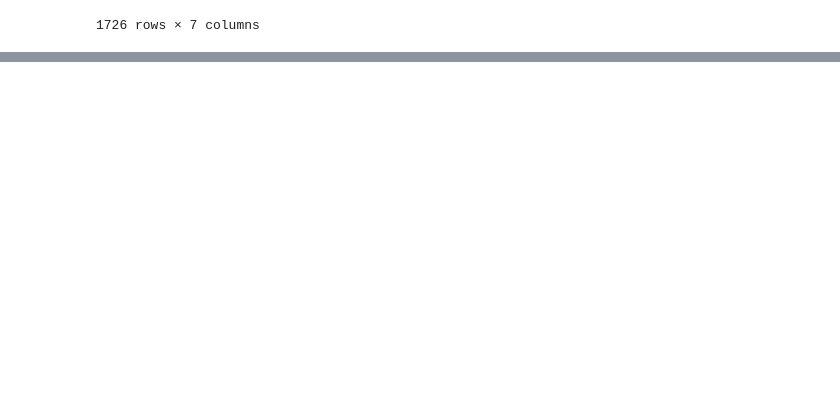
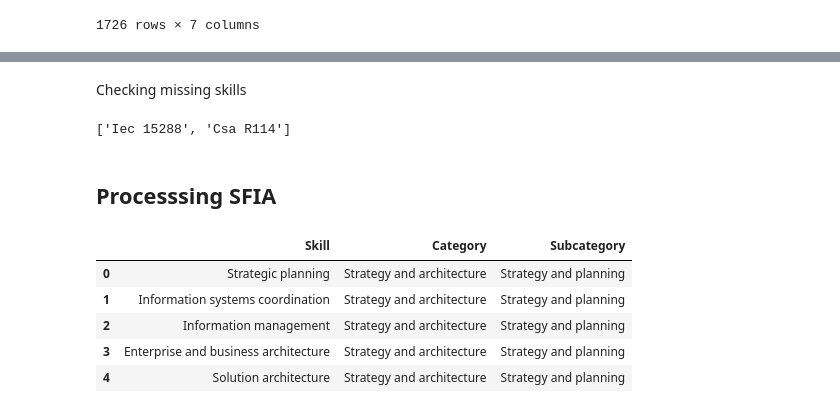
Before and after one commit to kelu124/mm_jobs, a Jupyter notebook: 1.Process.ipynb, the cells around one changed output, grey strips where cells are left out. Cells and saved outputs as stored; diff of their text form; code cells hidden in the pictures; blank space fills up the shorter version.

```diff
--- a/1.Process.ipynb
+++ b/1.Process.ipynb
@@ -205,0 +220,6 @@ skillSet
+# %%
+skills = pd.read_excel("data/sfia/sfia-9_current-standard_en_241029.xlsx", sheet_name="Skills")
+#print(skills.columns)
+skills = skills[['Skill', 'Category', 'Subcategory']]
+SFIA_SKILLS = list(skills.Skill)
+skills
@@ -205,0 +284,17 @@ skillSet
+# %% [markdown]
+Checking missing skills
+# %%
+[x for x in list(matches.keys()) if x not in SKILLS_set]
+# %% [output]
+['Iec 15288', 'Csa R114']
+# %% [markdown]
+## Processsing SFIA
+# %%
+skills.head()
+# %% [output]
+|  | Skill | Category | Subcategory |
+| 0 | Strategic planning | Strategy and architecture | Strategy and planning |
+| 1 | Information systems coordination | Strategy and architecture | Strategy and planning |
+| 2 | Information management | Strategy and architecture | Strategy and planning |
+| 3 | Enterprise and business architecture | Strategy and architecture | Strategy and planning |
+| 4 | Solution architecture | Strategy and architecture | Strategy and planning |
```
Also changed, not shown: parts of 11 cells of this notebook, 10 other files.
